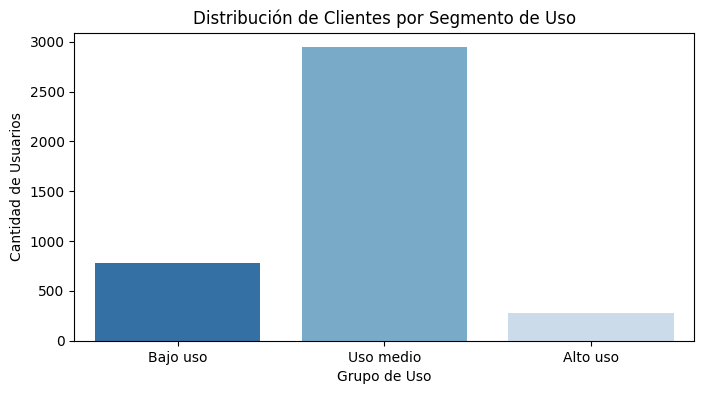
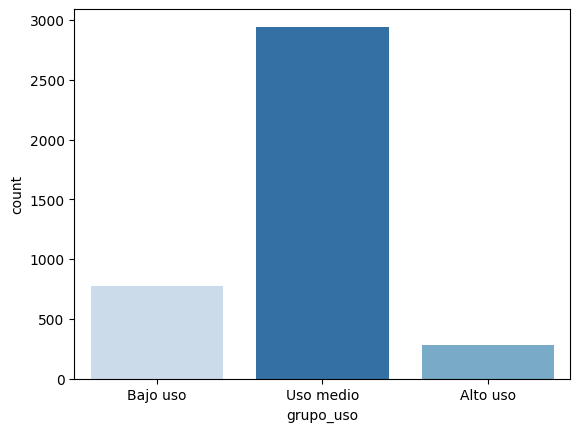
Code edit (unified diff) that turned the first committed figure into the second:
--- before
+++ after
@@ -1,8 +1,9 @@
 # Visualización de los segmentos por uso
-plt.figure(figsize=(8, 4))
-sns.countplot(data=user_profile, x='grupo_uso', order=['Bajo uso', 'Uso medio', 'Alto uso'], palette='Blues_r')
-
-plt.title('Distribución de Clientes por Segmento de Uso')
-plt.xlabel('Grupo de Uso')
-plt.ylabel('Cantidad de Usuarios')
-plt.show()
+sns.countplot(
+    data=user_profile,
+    x='grupo_uso',
+    order=['Bajo uso', 'Uso medio', 'Alto uso'],
+    hue='grupo_uso',
+    legend=False,
+    palette='Blues_r'
+)

Commit: Creado con Colab